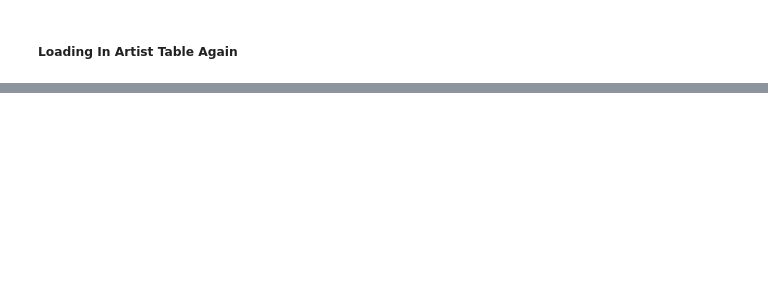
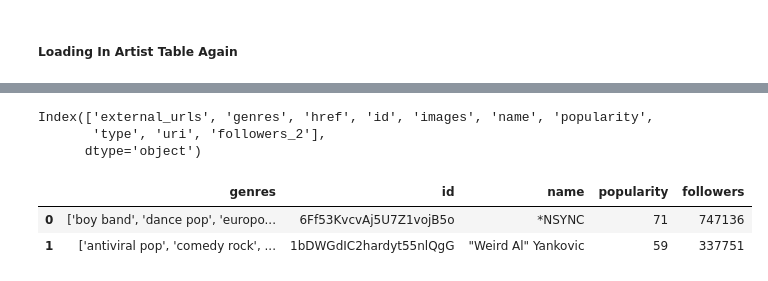
Before and after one commit to jonjohnsontc/songwriter-graph, a Jupyter notebook: notebooks/spotipy.ipynb, the cells around one changed output, grey strips where cells are left out. Saved outputs shown, nothing was run; the diff lists cells and outputs as text; code cells hidden in the pictures; blank space fills up the shorter version.

```diff
--- a/notebooks/spotipy.ipynb
+++ b/notebooks/spotipy.ipynb
@@ -471,3 +542,45 @@ df.head()
 | 2 | {'spotify': 'https://open.spotify... | ['alternative metal', 'nu metal',... | https://api.spotify.com/v1/artist... | 0REMf7H0VP6DwfZ9MbuWph | [{'height': 640, 'url': 'https://... | 10 Years | 60 | artist | spotify:artist:0REMf7H0VP6DwfZ9Mb... | 243895 |
 | 3 | {'spotify': 'https://open.spotify... | ['alternative rock', 'folk', 'fol... | https://api.spotify.com/v1/artist... | 0MBIKH9DjtBkv8O3nS6szj | [{'height': 640, 'url': 'https://... | 10,000 Maniacs | 52 | artist | spotify:artist:0MBIKH9DjtBkv8O3nS... | 108829 |
 | 4 | {'spotify': 'https://open.spotify... | ['boy band', 'dance pop', 'gangst... | https://api.spotify.com/v1/artist... | 7urq0VfqxEYEEiZUkebXT4 | [{'height': 130, 'url': 'https://... | 112 | 68 | artist | spotify:artist:7urq0VfqxEYEEiZUke... | 455231 |
+# %%
+df.columns
+# %% [output]
+Index(['external_urls', 'genres', 'href', 'id', 'images', 'name', 'popularity',
+       'type', 'uri', 'followers_2'],
+      dtype='object')
+# %%
+df = df.append({'external_urls':"{'spotify': 'https://open.spotify.com/artist/7iUhmKPNkkPPS6FCQxqtNq'}",
+           'genres':['deep southern trap', 'dirty south rap','gangster rap','memphis hip hop','pop rap','southern hip hop','trap music'],
+           'href':'https://api.spotify.com/v1/artists/7iUhmKPNkkPPS6FCQxqtNq',
+           'id':'7iUhmKPNkkPPS6FCQxqtNq',
+           'images':[{'height': 640,
+   'url': 'https://i.scdn.co/image/fafd121594231b770a47e6cdd893e2992d672c33',
+   'width': 640},
+  {'height': 300,
+   'url': 'https://i.scdn.co/image/0c56c95a331fc161b7e0b6147574d914b840db16',
+   'width': 300},
+  {'height': 64,
+   'url': 'https://i.scdn.co/image/72f790df70c1d7c3bf5098de019db0e6576865e3',
+   'width': 64}],
+           'name':'8Ball & MJG',
+           'popularity':49,
+           'type':'artist',
+           'uri':'spotify:artist:7iUhmKPNkkPPS6FCQxqtNq',
+           'followers_2':129015}, ignore_index=True)
+# %%
+df.drop(labels = 24, inplace=True)
+# %%
+df.drop(labels=['external_urls',
+                'href',
+                'images',
+                'type',
+                'uri'],
+        axis=1,
+        inplace=True)
+df.rename({'followers_2':'followers'}, axis=1, inplace=True)
+# %%
+df.head(2)
+# %% [output]
+|  | genres | id | name | popularity | followers |
+| 0 | ['boy band', 'dance pop', 'europo... | 6Ff53KvcvAj5U7Z1vojB5o | *NSYNC | 71 | 747136 |
+| 1 | ['antiviral pop', 'comedy rock', ... | 1bDWGdIC2hardyt55nlQgG | "Weird Al" Yankovic | 59 | 337751 |
```
Also changed, not shown: parts of 43 cells of this notebook, 6 other files.
